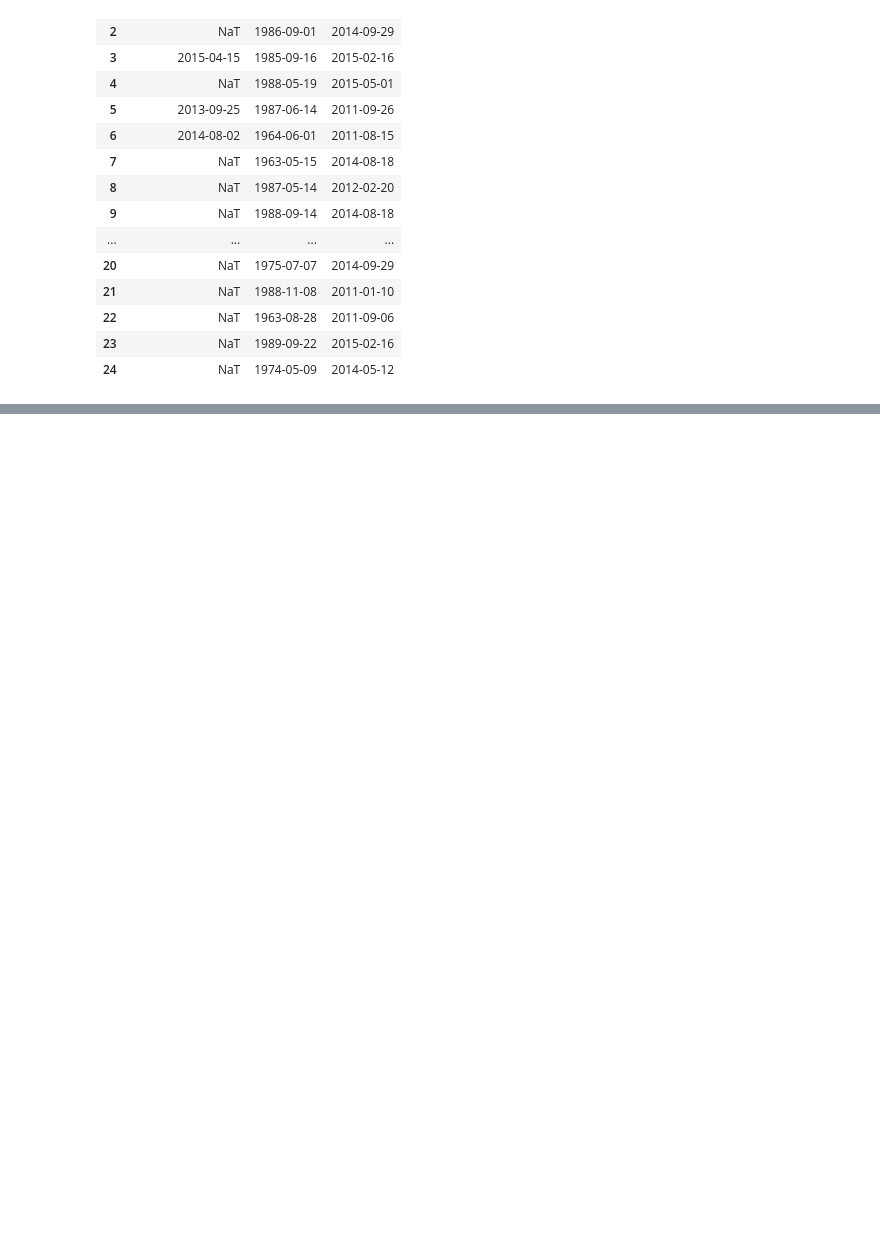
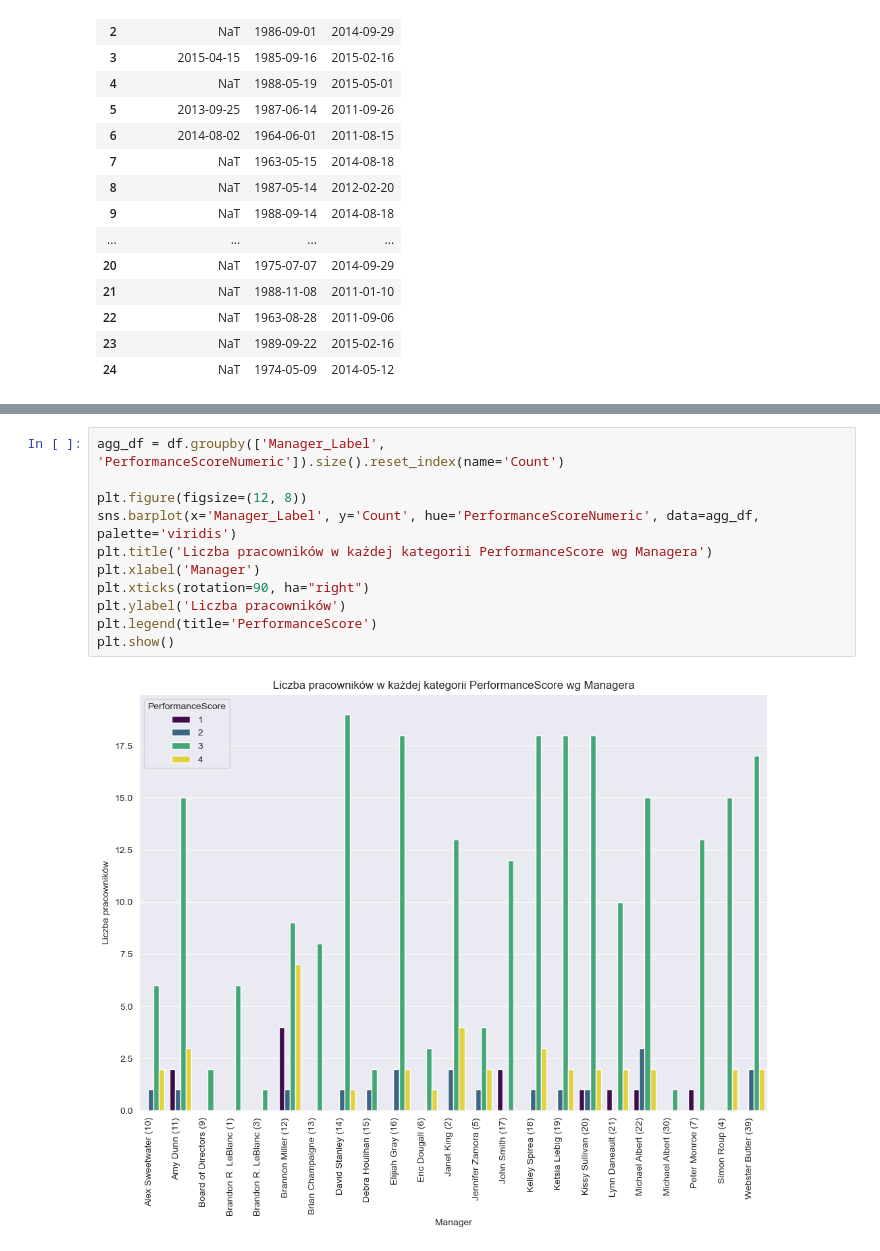
Before and after one commit to GregoireVerte/hr_data, a Jupyter notebook: hr_data.ipynb, the cells around one changed output, grey strips where cells are left out. Saved outputs shown, nothing was run; the diff lists cells and outputs as text; blank space fills up the shorter version.

```diff
--- a/hr_data.ipynb
+++ b/hr_data.ipynb
@@ -96,0 +173,13 @@ df[['DateofTermination','DOB','DateofHire']].head(25)
+# %%
+agg_df = df.groupby(['Manager_Label', 'PerformanceScoreNumeric']).size().reset_index(name='Count')
+
+plt.figure(figsize=(12, 8))
+sns.barplot(x='Manager_Label', y='Count', hue='PerformanceScoreNumeric', data=agg_df, palette='viridis')
+plt.title('Liczba pracowników w każdej kategorii PerformanceScore wg Managera')
+plt.xlabel('Manager')
+plt.xticks(rotation=90, ha="right")
+plt.ylabel('Liczba pracowników')
+plt.legend(title='PerformanceScore')
+plt.show()
+# %% [output]
+[figure, added]
```
Also changed, not shown: parts of 17 cells of this notebook.
